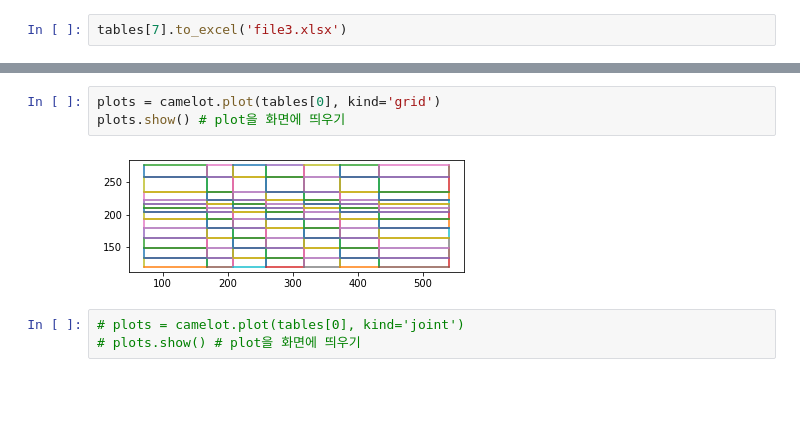
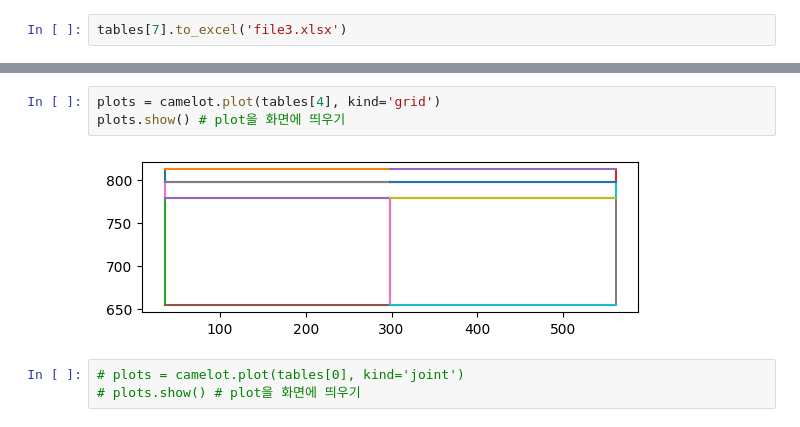
Before and after one commit to JSJeong-me/RPA-2023, a Jupyter notebook: pdf/camelot.ipynb, the cells around one changed output, grey strips where cells are left out. Cells and saved outputs as stored; diff of their text form; blank space fills up the shorter version.

```diff
--- a/pdf/camelot.ipynb
+++ b/pdf/camelot.ipynb
@@ -62,8 +50,8 @@ plots.show() # plot을 화면에 띄우기
 # %%
-plots = camelot.plot(tables[0], kind='grid')
+plots = camelot.plot(tables[4], kind='grid')
 plots.show() # plot을 화면에 띄우기
 # %% [output]
-[figure, old version]
+[figure, new version]
 # %%
 # plots = camelot.plot(tables[0], kind='joint')
 # plots.show() # plot을 화면에 띄우기
```
Also changed, not shown: parts of 4 cells of this notebook.
